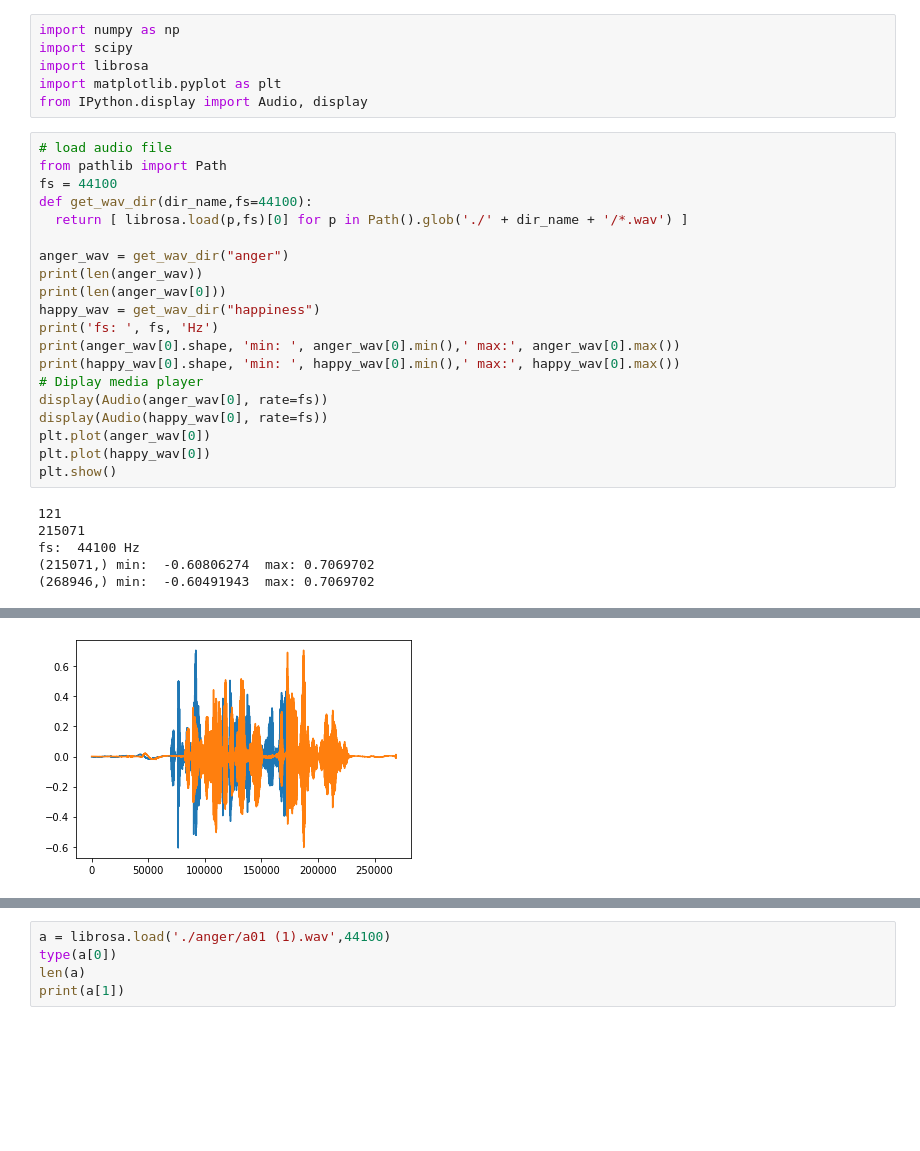
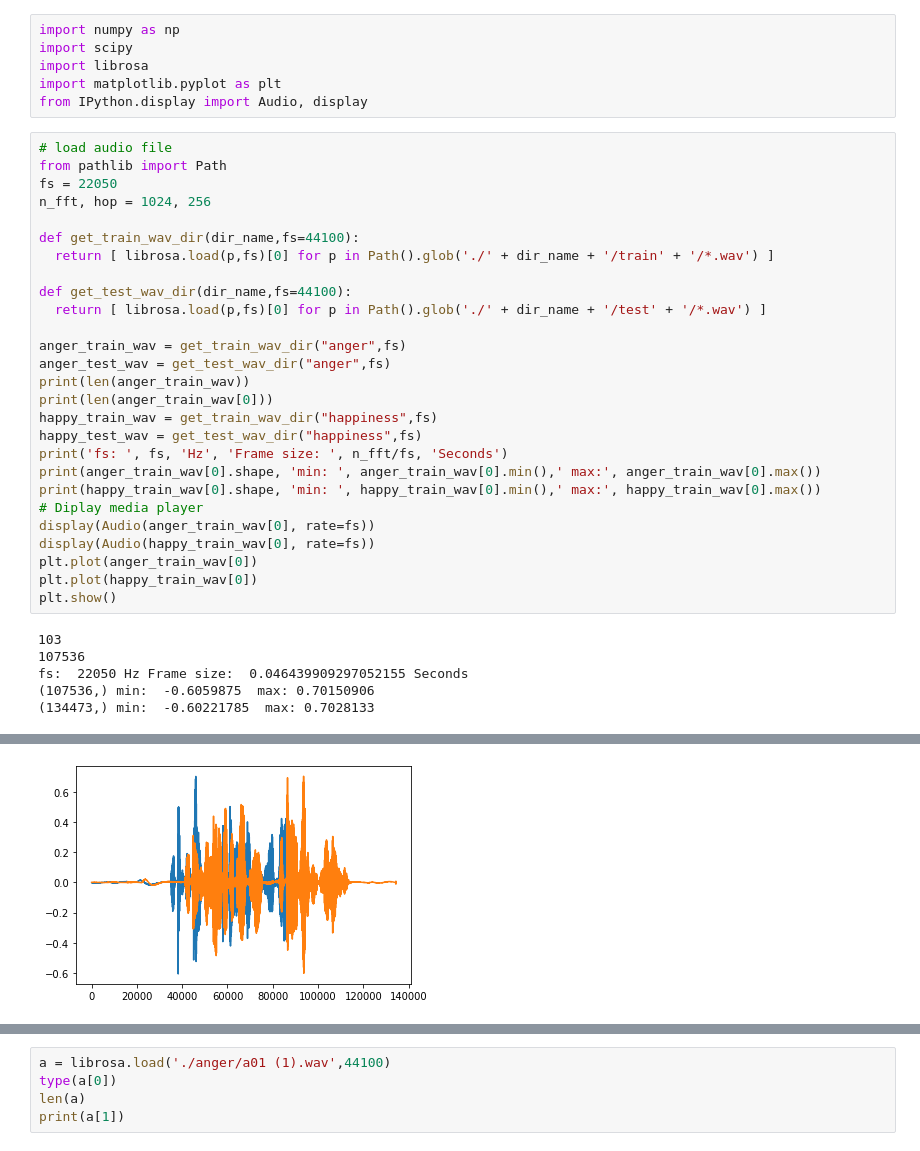
Before and after one commit to Iasonaspg/speech-emotion-recognition, a Jupyter notebook: SER.ipynb, the cells around one changed output, grey strips where cells are left out. Cells and saved outputs as stored; diff of their text form; blank space fills up the shorter version.

```diff
--- a/SER.ipynb
+++ b/SER.ipynb
@@ -20,32 +20,39 @@ from IPython.display import Audio, display
 # %%
 # load audio file
 from pathlib import Path
-fs = 44100
-def get_wav_dir(dir_name,fs=44100):
-  return [ librosa.load(p,fs)[0] for p in Path().glob('./' + dir_name + '/*.wav') ]
+fs = 22050
+n_fft, hop = 1024, 256
 
-anger_wav = get_wav_dir("anger")
-print(len(anger_wav))
-print(len(anger_wav[0]))
-happy_wav = get_wav_dir("happiness")
-print('fs: ', fs, 'Hz')
-print(anger_wav[0].shape, 'min: ', anger_wav[0].min(),' max:', anger_wav[0].max())
-print(happy_wav[0].shape, 'min: ', happy_wav[0].min(),' max:', happy_wav[0].max())
+def get_train_wav_dir(dir_name,fs=44100):
+  return [ librosa.load(p,fs)[0] for p in Path().glob('./' + dir_name + '/train' + '/*.wav') ]
+
+def get_test_wav_dir(dir_name,fs=44100):
+  return [ librosa.load(p,fs)[0] for p in Path().glob('./' + dir_name + '/test' + '/*.wav') ]
+
+anger_train_wav = get_train_wav_dir("anger",fs)
+anger_test_wav = get_test_wav_dir("anger",fs)
+print(len(anger_train_wav))
+print(len(anger_train_wav[0]))
+happy_train_wav = get_train_wav_dir("happiness",fs)
+happy_test_wav = get_test_wav_dir("happiness",fs)
+print('fs: ', fs, 'Hz', 'Frame size: ', n_fft/fs, 'Seconds')
+print(anger_train_wav[0].shape, 'min: ', anger_train_wav[0].min(),' max:', anger_train_wav[0].max())
+print(happy_train_wav[0].shape, 'min: ', happy_train_wav[0].min(),' max:', happy_train_wav[0].max())
 # Diplay media player
-display(Audio(anger_wav[0], rate=fs))
-display(Audio(happy_wav[0], rate=fs))
-plt.plot(anger_wav[0])
-plt.plot(happy_wav[0])
+display(Audio(anger_train_wav[0], rate=fs))
+display(Audio(happy_train_wav[0], rate=fs))
+plt.plot(anger_train_wav[0])
+plt.plot(happy_train_wav[0])
 plt.show()
 # %% [output]
-121
-215071
-fs:  44100 Hz
-(215071,) min:  -0.60806274  max: 0.7069702
-(268946,) min:  -0.60491943  max: 0.7069702
+103
+107536
+fs:  22050 Hz Frame size:  0.046439909297052155 Seconds
+(107536,) min:  -0.6059875  max: 0.70150906
+(134473,) min:  -0.60221785  max: 0.7028133
 [interactive output not drawn]
 [interactive output not drawn]
-[figure, old version]
+[figure, new version]
 # %%
 def spectrogram(wav,n_fft=256,hop_length=128,window='hamming'):
     D = librosa.stft(wav, n_fft, hop_length, window='hamming')
```
Also changed, not shown: parts of 10 cells of this notebook.
